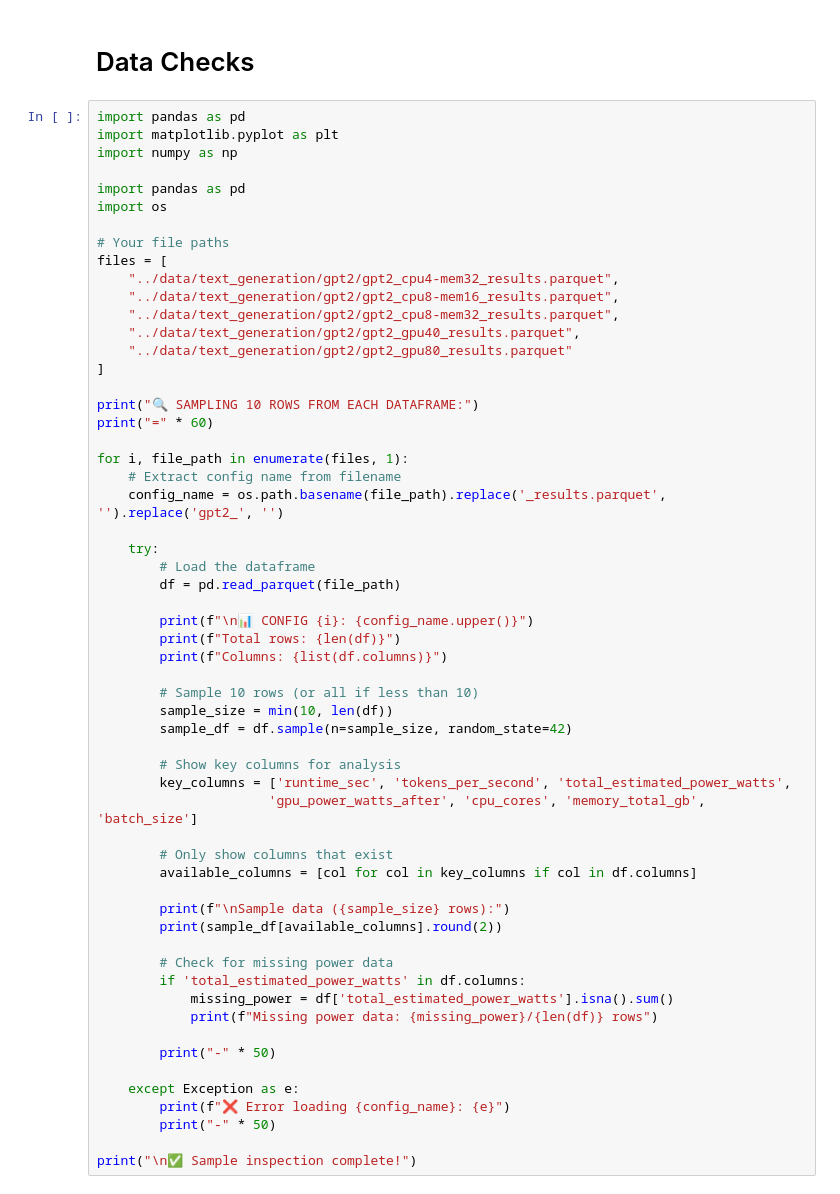
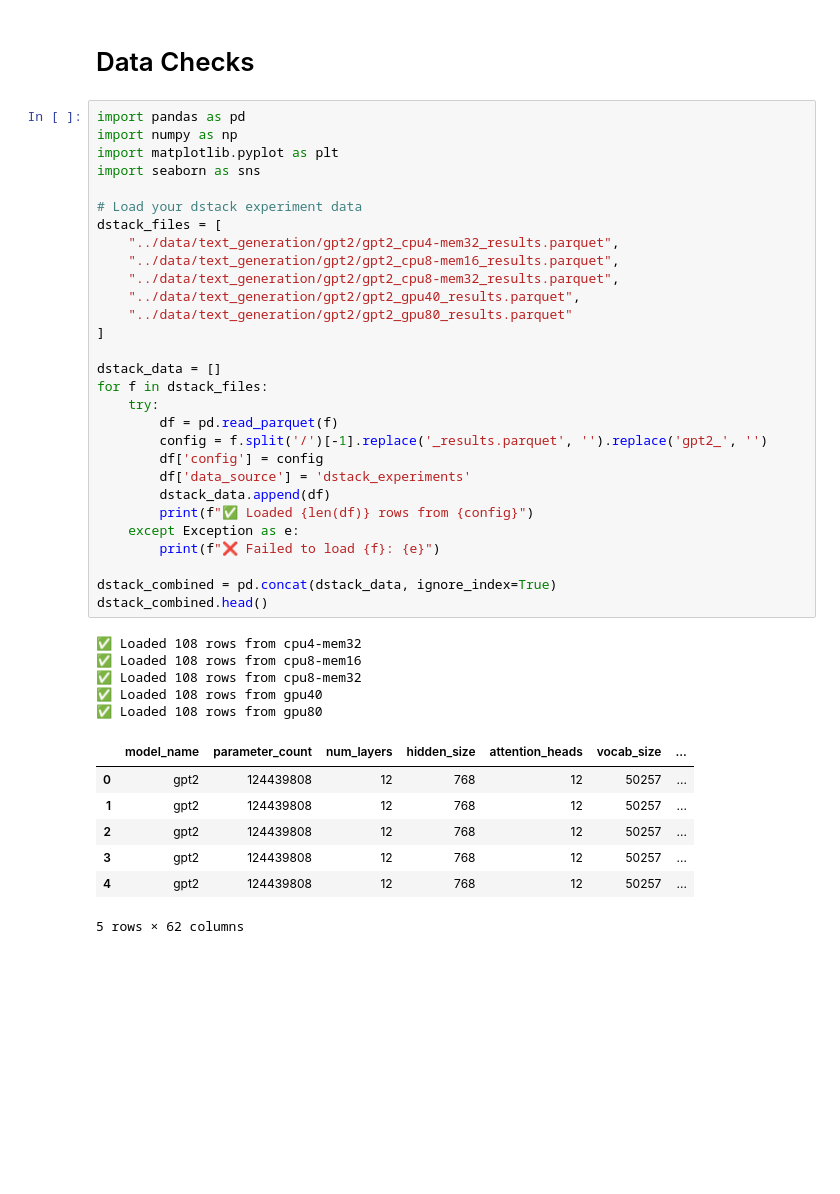
Before and after one commit to digispect-intel/lyceum_fans_a_blazing, a Jupyter notebook: analysis/check_data.ipynb, the cells around one changed output. Saved outputs shown, nothing was run; the diff lists cells and outputs as text; blank space fills up the shorter version.

Commit message:
data checks complete

```diff
--- a/analysis/check_data.ipynb
+++ b/analysis/check_data.ipynb
@@ -2,59 +2,43 @@
 # Data Checks
 # %%
 import pandas as pd
+import numpy as np
 import matplotlib.pyplot as plt
-import numpy as np
+import seaborn as sns
 
-import pandas as pd
-import os
-
-# Your file paths
-files = [
+# Load your dstack experiment data
+dstack_files = [
     "../data/text_generation/gpt2/gpt2_cpu4-mem32_results.parquet",
     "../data/text_generation/gpt2/gpt2_cpu8-mem16_results.parquet",
     "../data/text_generation/gpt2/gpt2_cpu8-mem32_results.parquet",
     "../data/text_generation/gpt2/gpt2_gpu40_results.parquet",
     "../data/text_generation/gpt2/gpt2_gpu80_results.parquet"
 ]
 
-print("🔍 SAMPLING 10 ROWS FROM EACH DATAFRAME:")
-print("=" * 60)
+dstack_data = []
+for f in dstack_files:
+    try:
+        df = pd.read_parquet(f)
+        config = f.split('/')[-1].replace('_results.parquet', '').replace('gpt2_', '')
+        df['config'] = config
+        df['data_source'] = 'dstack_experiments'
+        dstack_data.append(df)
+        print(f"✅ Loaded {len(df)} rows from {config}")
+    except Exception as e:
+        print(f"❌ Failed to load {f}: {e}")
 
-for i, file_path in enumerate(files, 1):
-    # Extract config name from filename
-    config_name = os.path.basename(file_path).replace('_results.parquet', '').replace('gpt2_', '')
-
-    try:
-        # Load the dataframe
-        df = pd.read_parquet(file_path)
-
-        print(f"\n📊 CONFIG {i}: {config_name.upper()}")
-        print(f"Total rows: {len(df)}")
-        print(f"Columns: {list(df.columns)}")
-
-        # Sample 10 rows (or all if less than 10)
-        sample_size = min(10, len(df))
-        sample_df = df.sample(n=sample_size, random_state=42)
-
-        # Show key columns for analysis
-        key_columns = ['runtime_sec', 'tokens_per_second', 'total_estimated_power_watts',
-                      'gpu_power_watts_after', 'cpu_cores', 'memory_total_gb', 'batch_size']
-
-        # Only show columns that exist
-        available_columns = [col for col in key_columns if col in df.columns]
-
-        print(f"\nSample data ({sample_size} rows):")
-        print(sample_df[available_columns].round(2))
-
-        # Check for missing power data
-        if 'total_estimated_power_watts' in df.columns:
-            missing_power = df['total_estimated_power_watts'].isna().sum()
-            print(f"Missing power data: {missing_power}/{len(df)} rows")
-
-        print("-" * 50)
-
-    except Exception as e:
-        print(f"❌ Error loading {config_name}: {e}")
-        print("-" * 50)
-
-print("\n✅ Sample inspection complete!")
+dstack_combined = pd.concat(dstack_data, ignore_index=True)
+dstack_combined.head()
+# %% [output]
+✅ Loaded 108 rows from cpu4-mem32
+✅ Loaded 108 rows from cpu8-mem16
+✅ Loaded 108 rows from cpu8-mem32
+✅ Loaded 108 rows from gpu40
+✅ Loaded 108 rows from gpu80
+|  | model_name | parameter_count | num_layers | hidden_size | attention_heads | vocab_size | ... |
+| 0 | gpt2 | 124439808 | 12 | 768 | 12 | 50257 | ... |
+| 1 | gpt2 | 124439808 | 12 | 768 | 12 | 50257 | ... |
+| 2 | gpt2 | 124439808 | 12 | 768 | 12 | 50257 | ... |
+| 3 | gpt2 | 124439808 | 12 | 768 | 12 | 50257 | ... |
+| 4 | gpt2 | 124439808 | 12 | 768 | 12 | 50257 | ... |
+5 rows × 62 columns
```
Also changed, not shown: parts of 17 cells of this notebook.
